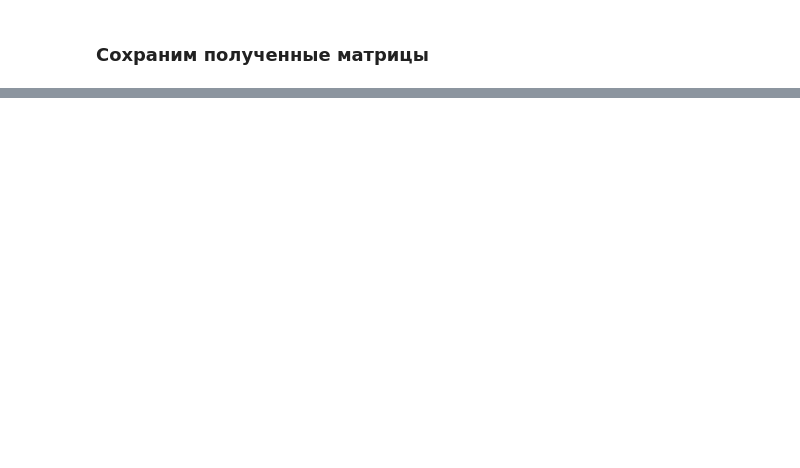
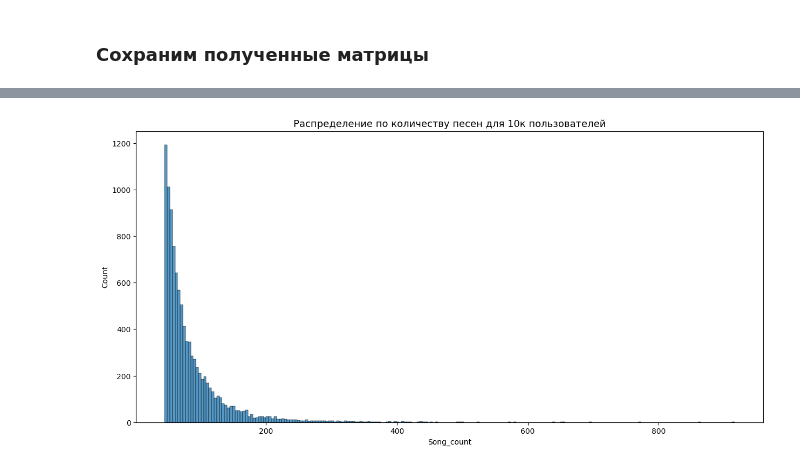
Before and after one commit to maxgalanov/RecSysYearProject, a Jupyter notebook: hse_rec_sys/notebooks/train_test_split.ipynb, the cells around one changed output, grey strips where cells are left out. Saved outputs shown, nothing was run; the diff lists cells and outputs as text; code cells hidden in the pictures; blank space fills up the shorter version.

```diff
--- a/hse_rec_sys/notebooks/train_test_split.ipynb
+++ b/hse_rec_sys/notebooks/train_test_split.ipynb
@@ -185,0 +215,5 @@ save_npz('test_sparse_matrix.npz', test_sparse_matrix.tocoo())
+# %%
+users_10k = data.groupby('user_id', as_index=False).agg({'song_id': 'count'})\
+                .rename(columns={'song_id': 'song_count'})\
+                .sample(10000)
+users_10k.head()
@@ -185,0 +227,10 @@ save_npz('test_sparse_matrix.npz', test_sparse_matrix.tocoo())
+# %%
+fig = plt.figure(figsize = (15, 7))
+
+ax = sns.histplot(x='song_count', data=users_10k);
+
+plt.title('Распределение по количеству песен для 10к пользователей', fontsize=13);
+plt.ylabel('Count', fontsize=10);
+plt.xlabel('Song_count',  fontsize=10);
+# %% [output]
+[figure, added]
```
Also changed, not shown: parts of 44 cells of this notebook.
